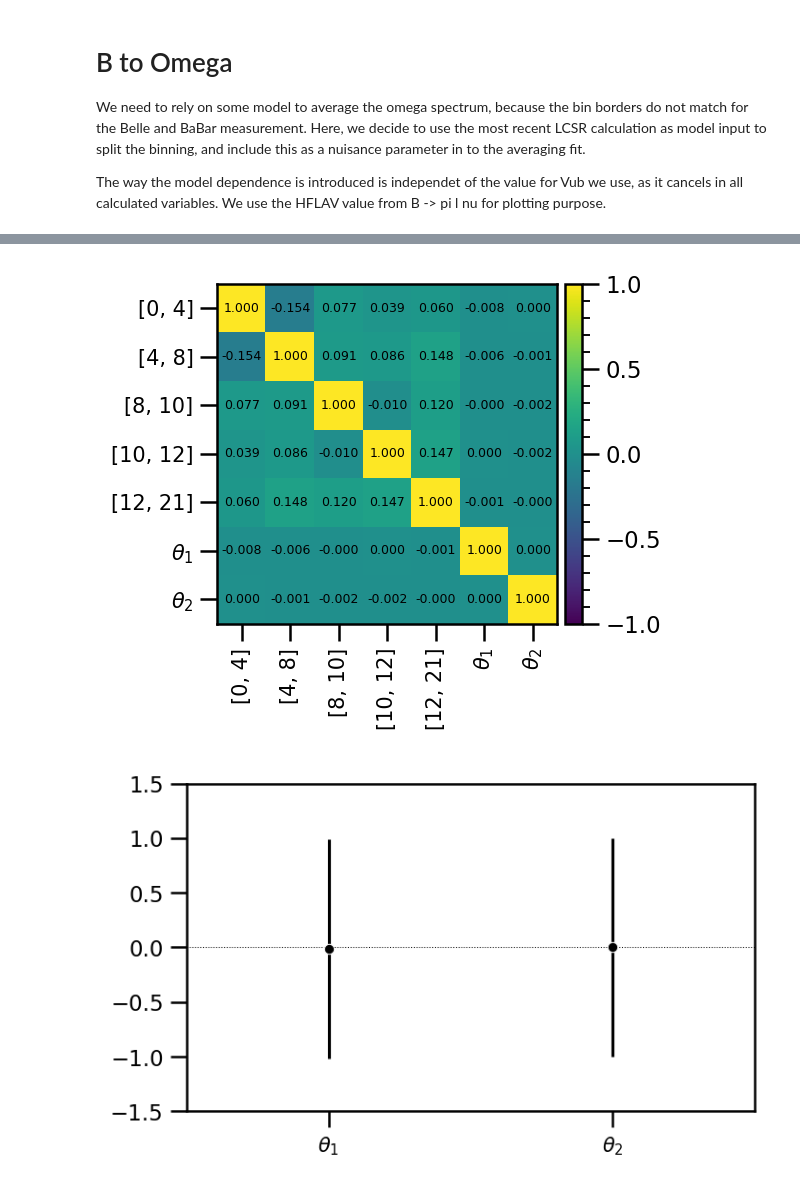
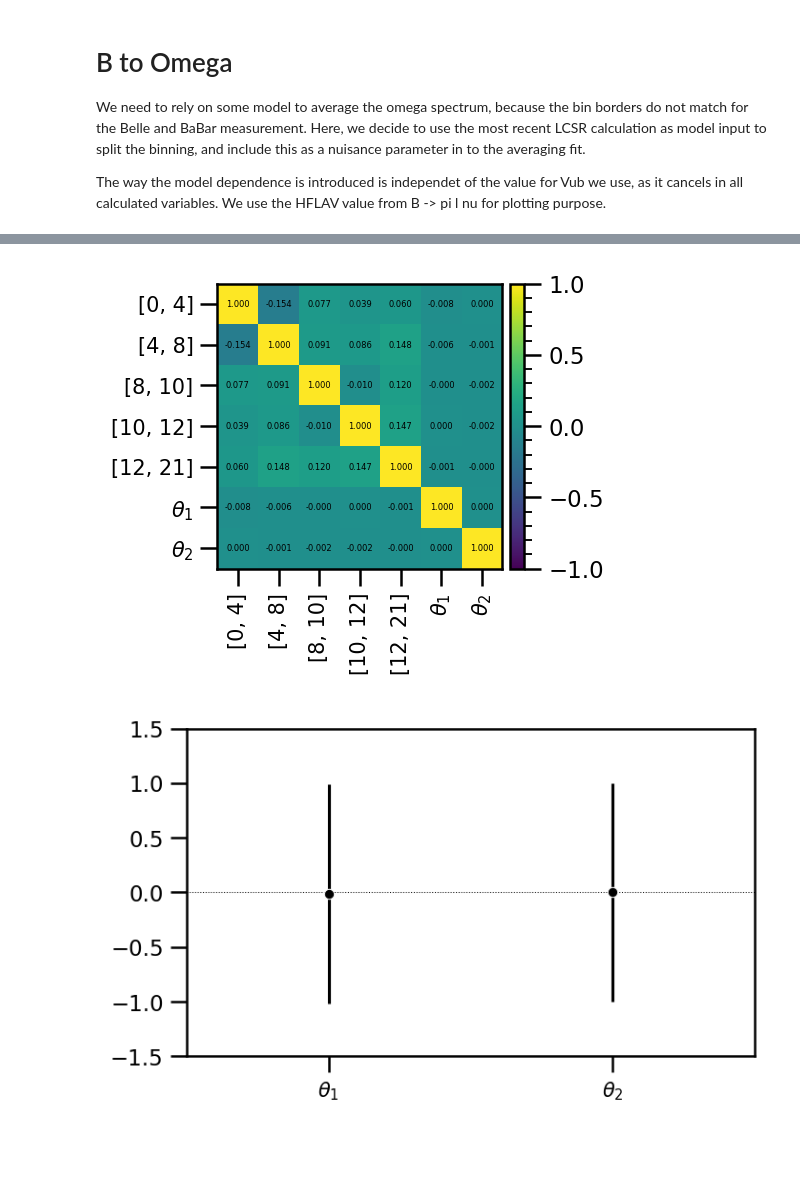
Before and after one commit to b2-hive/eFFORT, a Jupyter notebook: epsfits/notebooks/000-Christmas-LegacySpectrum.ipynb, the cells around one changed output, grey strips where cells are left out. Cells and saved outputs as stored; diff of their text form; code cells hidden in the pictures; blank space fills up the shorter version.

Commit message:
Further refinements, and HAMMER plots.

```diff
--- a/epsfits/notebooks/000-Christmas-LegacySpectrum.ipynb
+++ b/epsfits/notebooks/000-Christmas-LegacySpectrum.ipynb
@@ -164,3 +165,34 @@ plt.show()
 plt.close()
 # %% [output]
 [figure]
+# %%
+correlation_matrix = result.covariance / np.outer(
+    result.covariance.diagonal()**0.5, result.covariance.diagonal()**0.5)
+
+from mpl_toolkits.axes_grid1 import make_axes_locatable
+
+fig, ax = plt.subplots(1, 1, figsize=(3*1.61, 3), dpi=150)
+
+divider = make_axes_locatable(ax)
+cax = divider.append_axes('right', size='5%', pad=0.05)
+mat = ax.imshow(correlation_matrix, vmin=-1, vmax=1)
+
+ticklabels = [f"[{l}, {u}]" for l, u in legacy_bins] + [r"$\theta_1$", r"$\theta_2$"]
+
+ax.set_xticks(range(len(result.x)), minor=False)
+ax.set_xticklabels(ticklabels, rotation='vertical', fontsize=10)
+ax.set_yticks(range(len(result.x)))
+ax.set_yticklabels(ticklabels, rotation='horizontal', fontsize=10)
+ax.minorticks_off()
+
+# Loop over data dimensions and create text annotations.
+for i in range(len(correlation_matrix)):
+    for j in range(len(correlation_matrix)):
+        text = ax.text(j, i, "{:.3f}".format(correlation_matrix[i, j]),
+                       ha="center", va="center", color="black", fontsize=4)
+
+fig.colorbar(mat, cax=cax, orientation='vertical')
+plt.tight_layout()
+plt.savefig("../legacy_spectra/legacy_spectrum_rho_correlation.pdf")
+plt.show()
+plt.close()
@@ -166,0 +201,3 @@ plt.close()
+# %%
+for i in range(len(legacy_central)):
+    print(f"$[{legacy_bins[i][0]},\,{legacy_bins[i][1]}]$ & ${legacy_central[i]:.2f} \pm {legacy_covariance[i, i]**0.5:.2f}$ \\\\")
@@ -285,35 +352,36 @@ Wall time: 163 ms
 # %%
 correlation_matrix = result.covariance / np.outer(
     result.covariance.diagonal()**0.5, result.covariance.diagonal()**0.5)
 
 from mpl_toolkits.axes_grid1 import make_axes_locatable
 
 fig, ax = plt.subplots(1, 1, figsize=(3*1.61, 3), dpi=150)
 
 divider = make_axes_locatable(ax)
 cax = divider.append_axes('right', size='5%', pad=0.05)
 mat = ax.imshow(correlation_matrix, vmin=-1, vmax=1)
 
 ticklabels = [f"[{l}, {u}]" for l, u in legacy_bins] + [r"$\theta_1$", r"$\theta_2$"]
 
 ax.set_xticks(range(len(result.x)), minor=False)
 ax.set_xticklabels(ticklabels, rotation='vertical', fontsize=10)
 ax.set_yticks(range(len(result.x)))
 ax.set_yticklabels(ticklabels, rotation='horizontal', fontsize=10)
 ax.minorticks_off()
 
 # Loop over data dimensions and create text annotations.
 for i in range(len(correlation_matrix)):
     for j in range(len(correlation_matrix)):
         text = ax.text(j, i, "{:.3f}".format(correlation_matrix[i, j]),
-                       ha="center", va="center", color="black", fontsize=6)
+                       ha="center", va="center", color="black", fontsize=4)
 
 fig.colorbar(mat, cax=cax, orientation='vertical')
-plt.savefig("../legacy_spectra/legacy_spectrum_omega_model_dependence.pdf")
+plt.tight_layout()
+plt.savefig("../legacy_spectra/legacy_spectrum_omega_correlation.pdf")
 plt.show()
 plt.close()
 # %% [output]
-[figure, old version]
+[figure, new version]
 # %%
 fig, ax = plt.subplots(1, 1, figsize=(3*1.61, 3), dpi=150)
 
```
Also changed, not shown: parts of 11 cells of this notebook, 2 other files.
